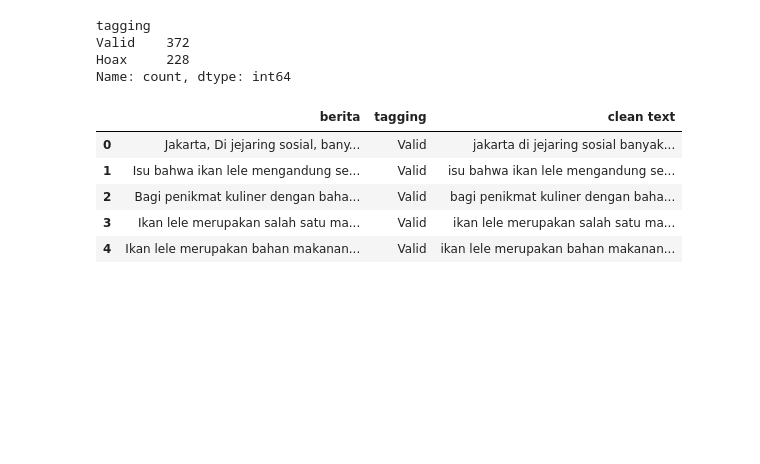
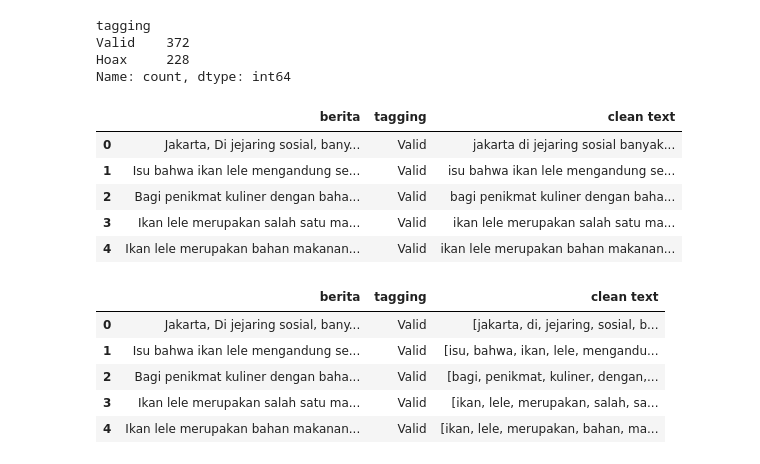
Before and after one commit to aymanrafif/Fake-News-Classification, a Jupyter notebook: 0 testing data.ipynb, the cells around one changed output. Drawn from its saved outputs; the diff is of its cells as text; code cells hidden in the pictures; blank space fills up the shorter version.

```diff
--- a/0 testing data.ipynb
+++ b/0 testing data.ipynb
@@ -93,7 +93,14 @@ df.head()
 | 3 | Ikan lele merupakan salah satu ma... | Valid | ikan lele merupakan salah satu ma... |
 | 4 | Ikan lele merupakan bahan makanan... | Valid | ikan lele merupakan bahan makanan... |
 # %%
-# def word_tokenize_wrapper(text):
-#  return word_tokenize(text)
-# df['clean text'] = df['clean text'].apply(word_tokenize_wrapper)
-# df.head()
+def word_tokenize_wrapper(text):
+ return word_tokenize(text)
+df['clean text'] = df['clean text'].apply(word_tokenize_wrapper)
+df.head()
+# %% [output]
+|  | berita | tagging | clean text |
+| 0 | Jakarta, Di jejaring sosial, bany... | Valid | [jakarta, di, jejaring, sosial, b... |
+| 1 | Isu bahwa ikan lele mengandung se... | Valid | [isu, bahwa, ikan, lele, mengandu... |
+| 2 | Bagi penikmat kuliner dengan baha... | Valid | [bagi, penikmat, kuliner, dengan,... |
+| 3 | Ikan lele merupakan salah satu ma... | Valid | [ikan, lele, merupakan, salah, sa... |
+| 4 | Ikan lele merupakan bahan makanan... | Valid | [ikan, lele, merupakan, bahan, ma... |
```
Also changed, not shown: parts of 6 cells of this notebook.
